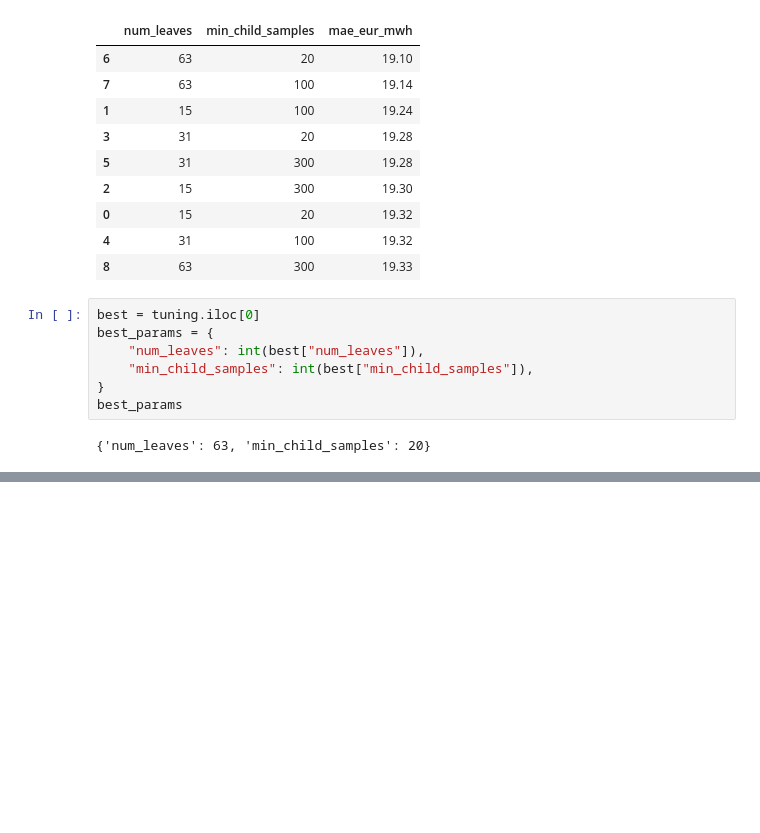
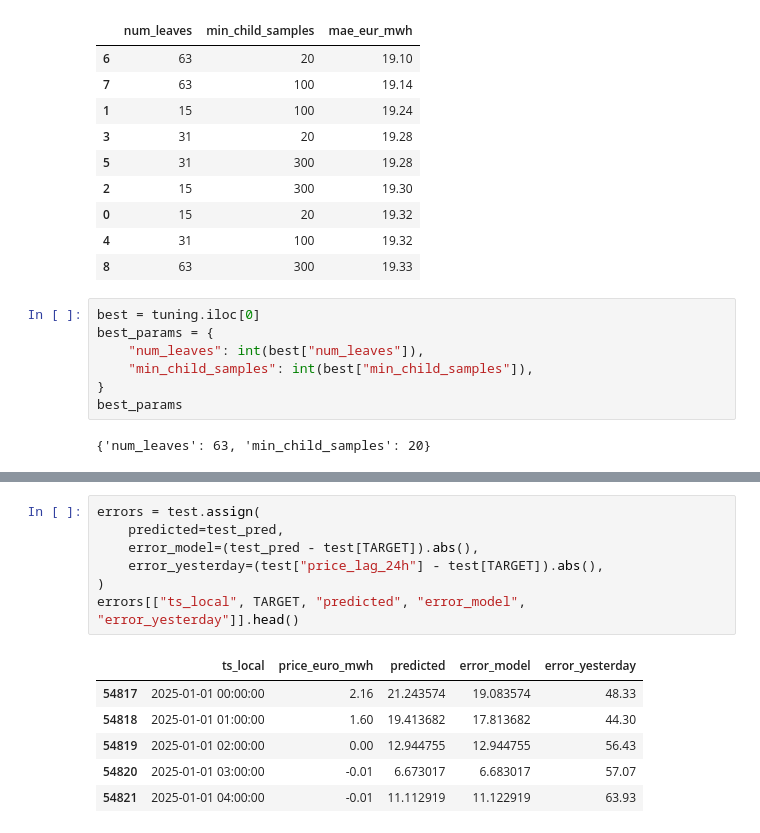
Before and after one commit to sanjudprajpurohit/Electricity-Analysis-and-forecasting, a Jupyter notebook: notebooks/05_forecast.ipynb, the cells around one changed output, grey strips where cells are left out. Cells and saved outputs as stored; diff of their text form; blank space fills up the shorter version.

```diff
--- a/notebooks/05_forecast.ipynb
+++ b/notebooks/05_forecast.ipynb
@@ -281,0 +336,14 @@ best_params
+# %%
+errors = test.assign(
+    predicted=test_pred,
+    error_model=(test_pred - test[TARGET]).abs(),
+    error_yesterday=(test["price_lag_24h"] - test[TARGET]).abs(),
+)
+errors[["ts_local", TARGET, "predicted", "error_model", "error_yesterday"]].head()
+# %% [output]
+|  | ts_local | price_euro_mwh | predicted | error_model | error_yesterday |
+| 54817 | 2025-01-01 00:00:00 | 2.16 | 21.243574 | 19.083574 | 48.33 |
+| 54818 | 2025-01-01 01:00:00 | 1.60 | 19.413682 | 17.813682 | 44.30 |
+| 54819 | 2025-01-01 02:00:00 | 0.00 | 12.944755 | 12.944755 | 56.43 |
+| 54820 | 2025-01-01 03:00:00 | -0.01 | 6.673017 | 6.683017 | 57.07 |
+| 54821 | 2025-01-01 04:00:00 | -0.01 | 11.112919 | 11.122919 | 63.93 |
```
Also changed, not shown: parts of 19 cells of this notebook, 1 other file.
